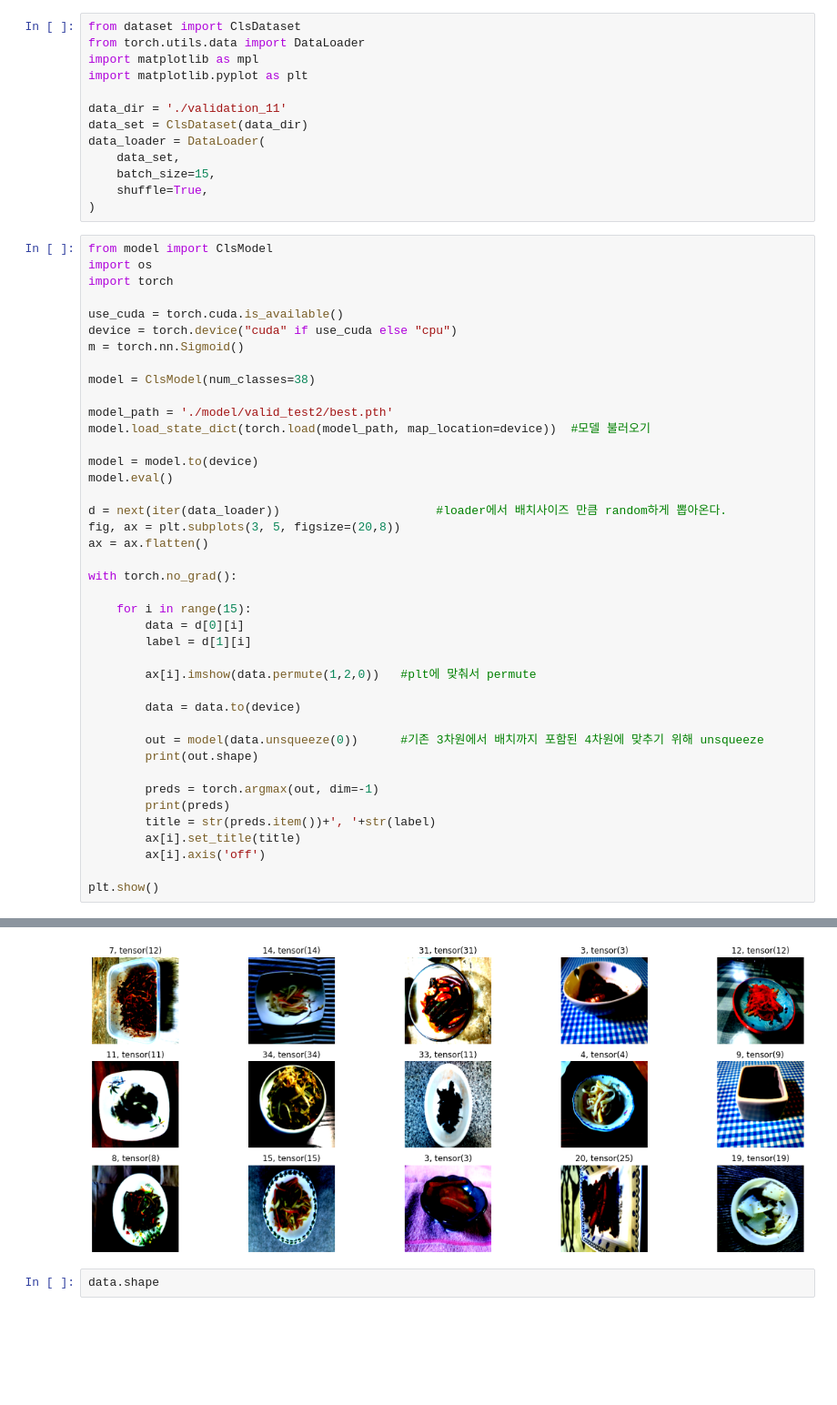
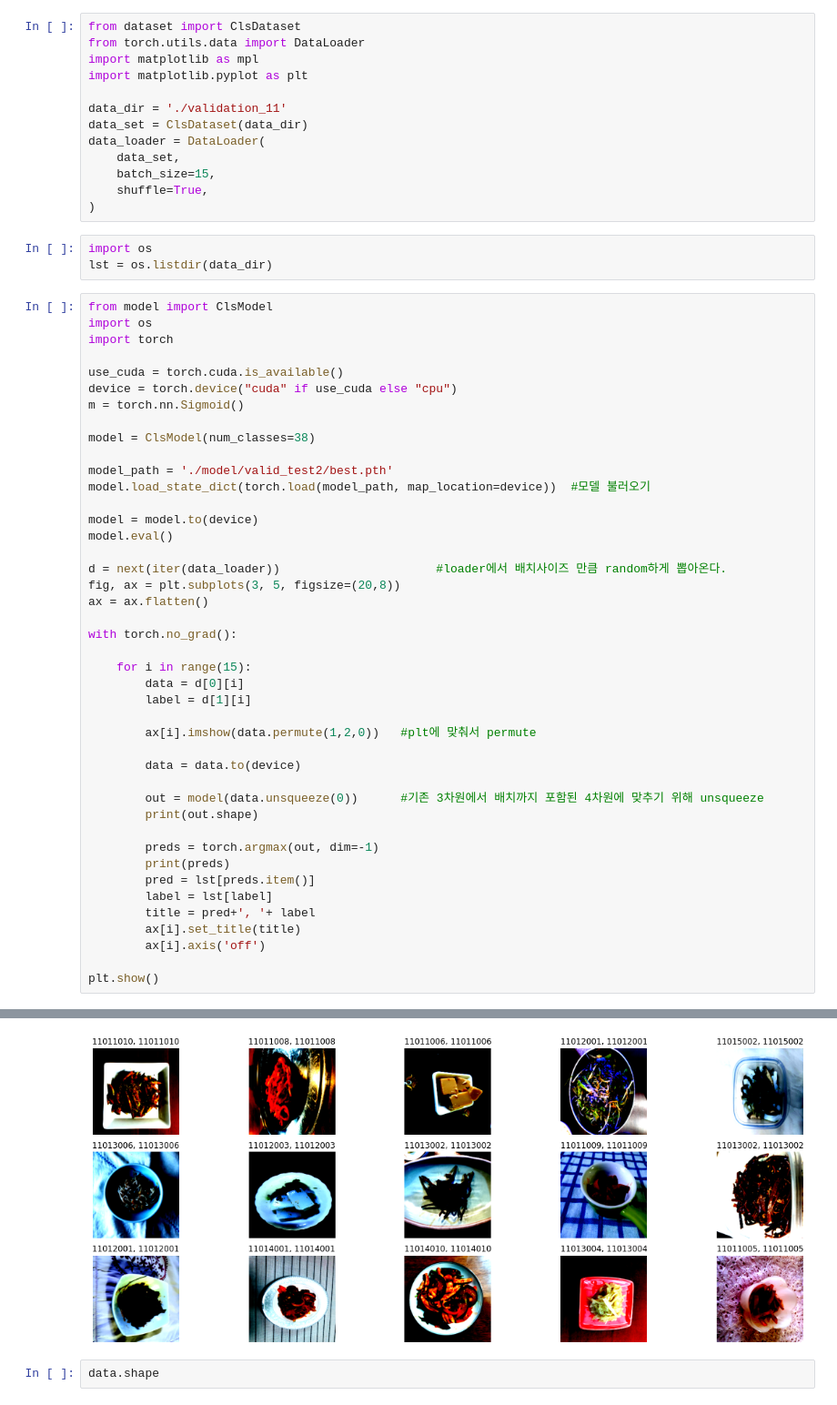
Before and after one commit to boostcampaitech2/final-project-level3-cv-17, a Jupyter notebook: classification/inference.ipynb, the cells around one changed output, grey strips where cells are left out. Shown: that part at 91% size. Drawn from its saved outputs; the diff is of its cells as text; blank space fills up the shorter version.

```diff
--- a/classification/inference.ipynb
+++ b/classification/inference.ipynb
@@ -11,6 +11,9 @@ data_loader = DataLoader(
     batch_size=15,
     shuffle=True,
 )
+# %%
+import os
+lst = os.listdir(data_dir)
 # %%
 from model import ClsModel
 import os
@@ -47,7 +50,9 @@ with torch.no_grad():
 
         preds = torch.argmax(out, dim=-1)
         print(preds)
-        title = str(preds.item())+', '+str(label)
+        pred = lst[preds.item()]
+        label = lst[label]
+        title = pred+', '+ label
         ax[i].set_title(title)
         ax[i].axis('off')
 
@@ -102,4 +98,4 @@ tensor([19], device='cuda:0')
-[figure, old version]
+[figure, new version]
 # %%
 data.shape
 # %% [output]
```
Also changed, not shown: parts of 1 cell of this notebook.
